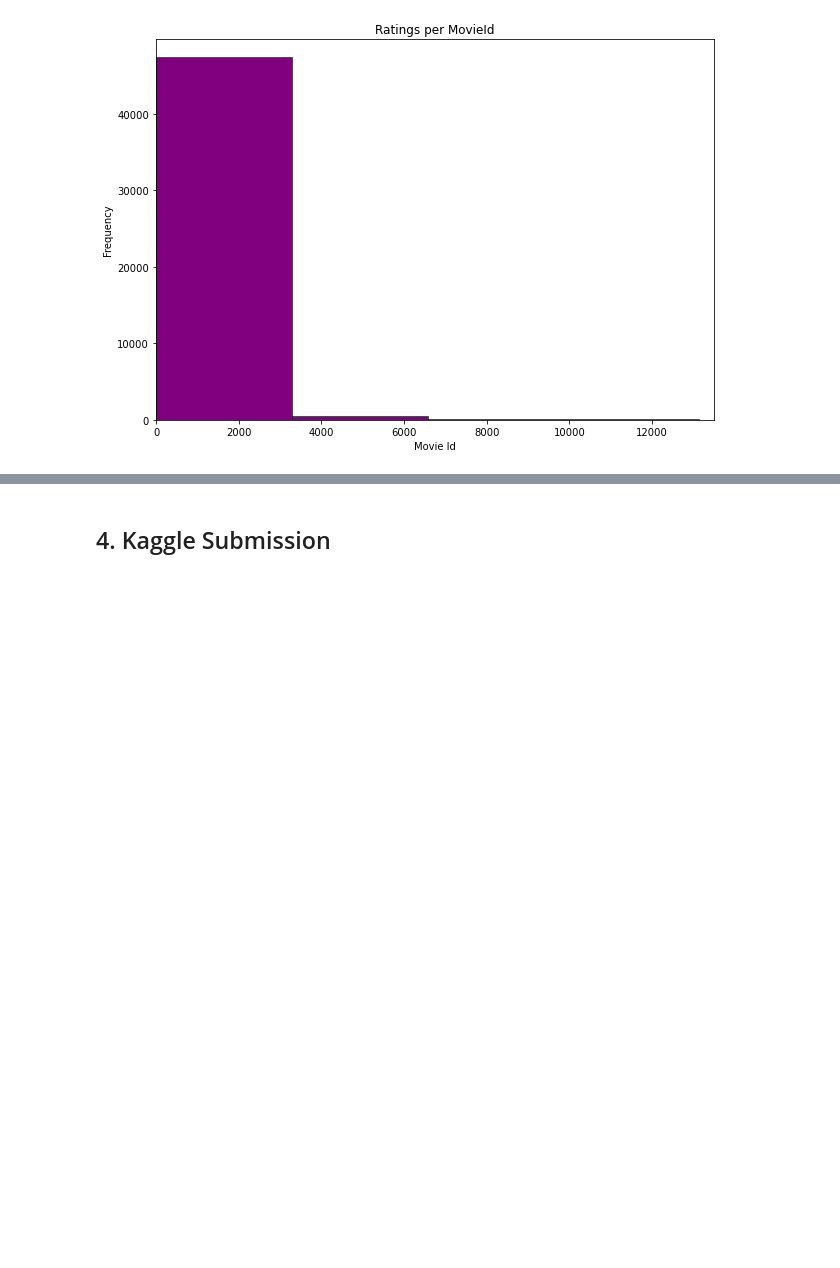
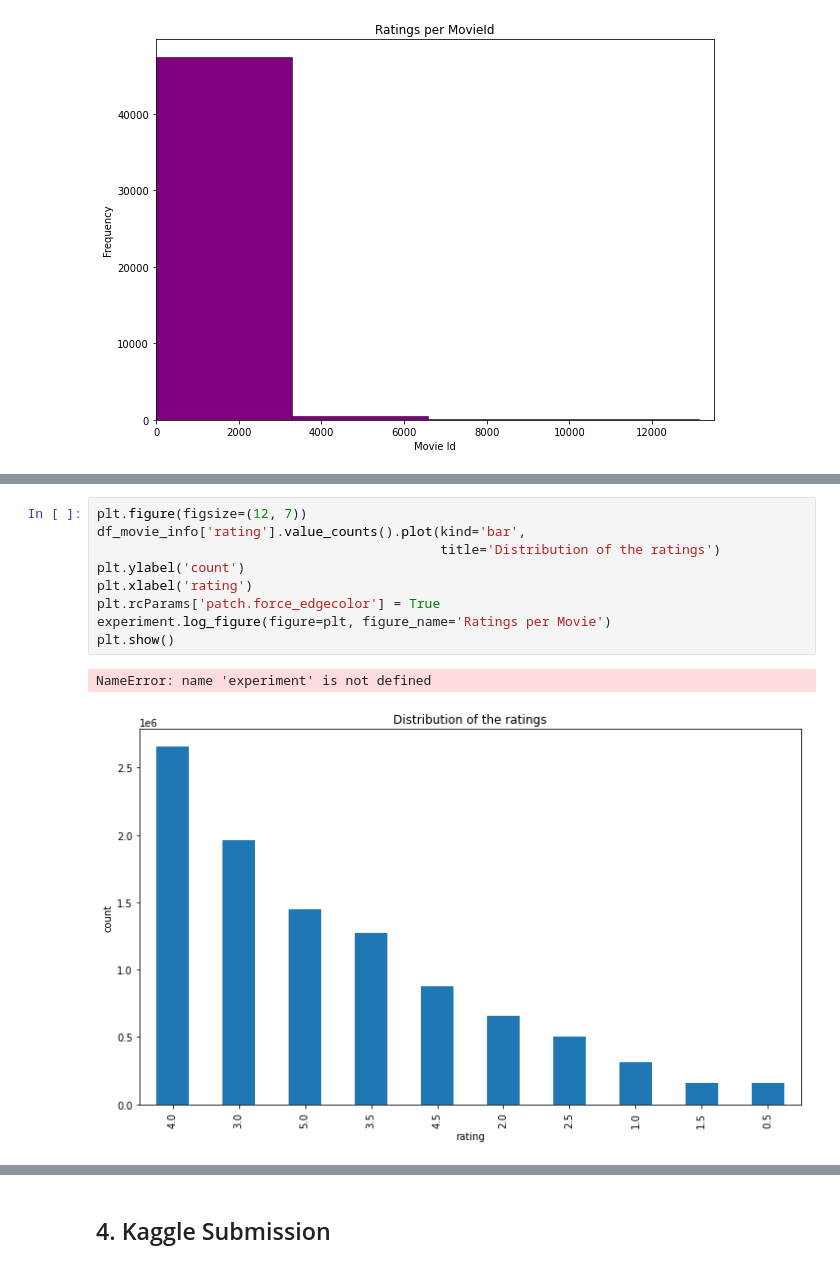
Before and after one commit to Leham-Greeves/JS7_Notebook_Reprository, a Jupyter notebook: unsupervised_learning_notebook.ipynb, the cells around one changed output, grey strips where cells are left out. Saved outputs shown, nothing was run; the diff lists cells and outputs as text; blank space fills up the shorter version.

```diff
--- a/unsupervised_learning_notebook.ipynb
+++ b/unsupervised_learning_notebook.ipynb
@@ -546,0 +523,12 @@ NameError: name 'experiment' is not defined
+# %%
+plt.figure(figsize=(12, 7))
+df_movie_info['rating'].value_counts().plot(kind='bar',
+                                            title='Distribution of the ratings')
+plt.ylabel('count')
+plt.xlabel('rating')
+plt.rcParams['patch.force_edgecolor'] = True
+experiment.log_figure(figure=plt, figure_name='Ratings per Movie')
+plt.show()
+# %% [output]
+NameError: name 'experiment' is not defined
+[figure, added]
```
Also changed, not shown: parts of 55 cells of this notebook.
